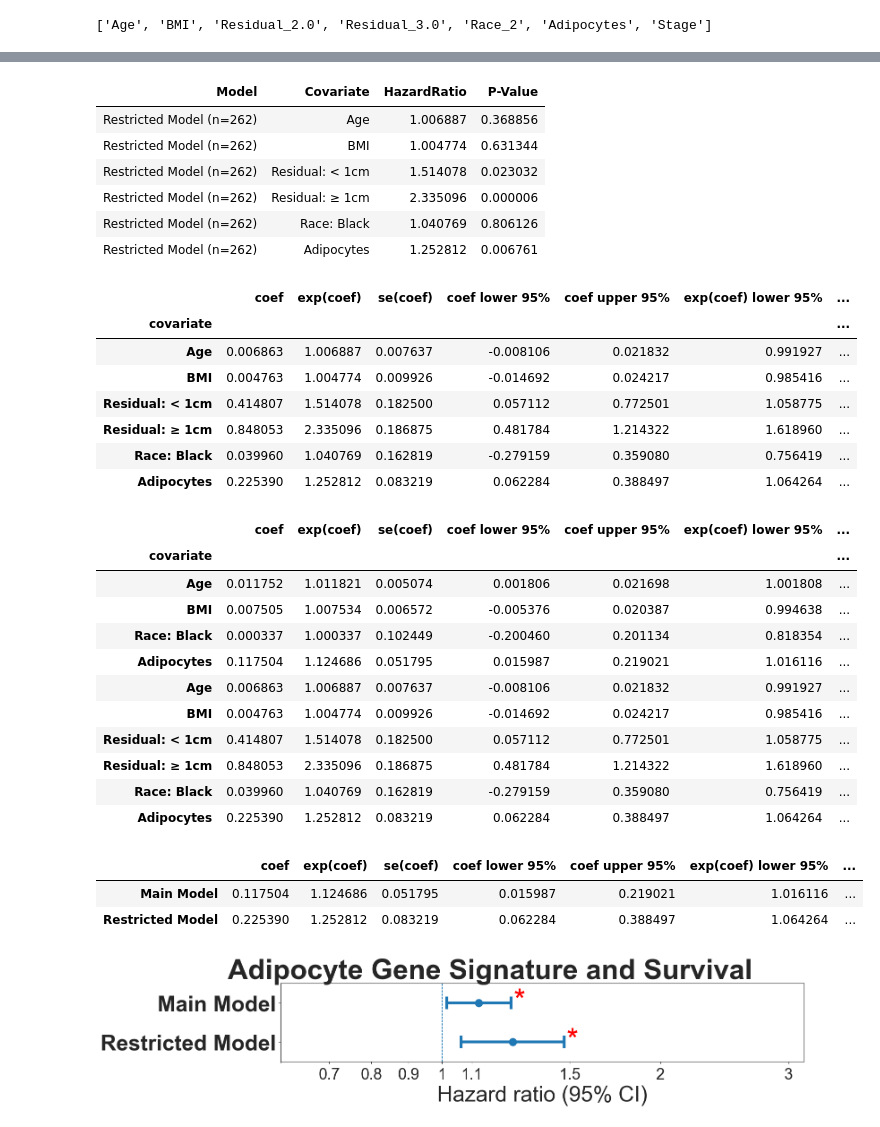
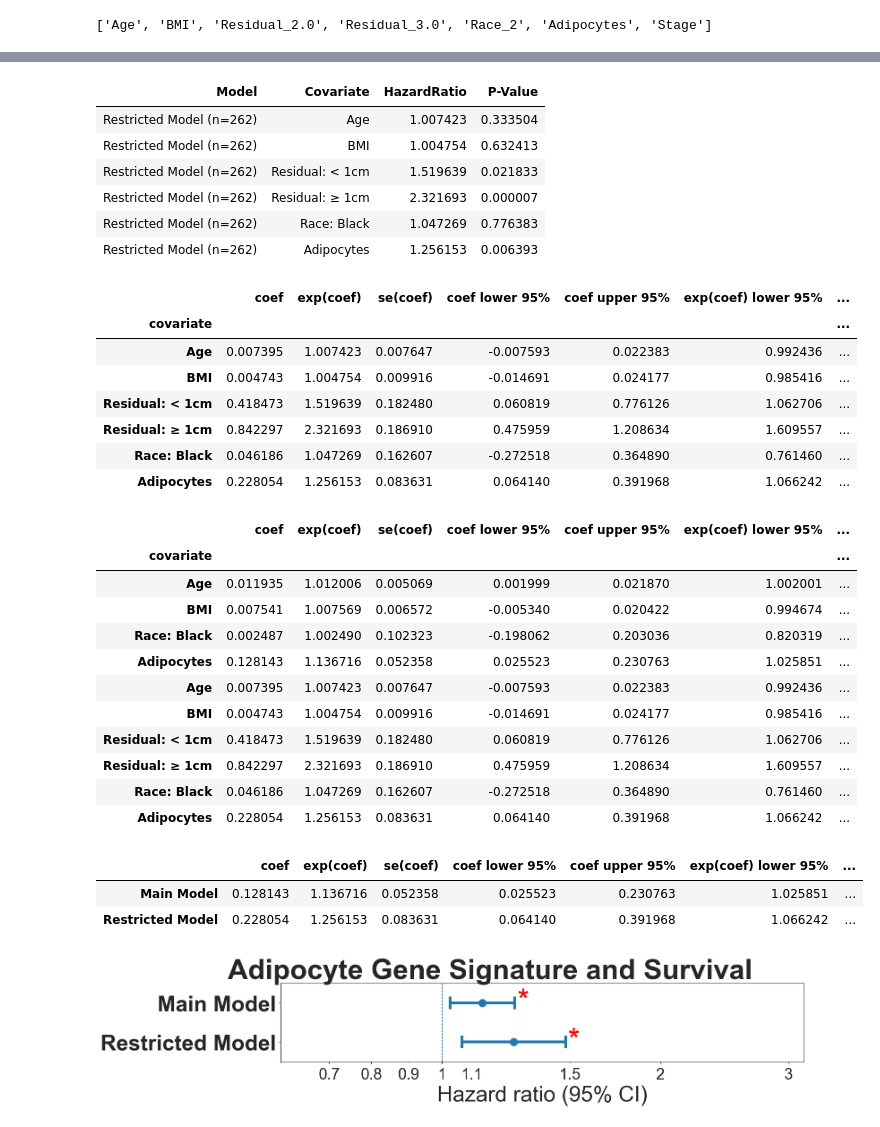
Before and after one commit to greenelab/HGSOC_Adipocytes, a Jupyter notebook: notebooks/analysis_genes_vs_survival.ipynb, the cells around one changed output, grey strips where cells are left out. Saved outputs shown, nothing was run; the diff lists cells and outputs as text; code cells hidden in the pictures.

```diff
--- a/notebooks/analysis_genes_vs_survival.ipynb
+++ b/notebooks/analysis_genes_vs_survival.ipynb
@@ -105,7 +104,7 @@ props
 | 587 | 20160X99 | 1.059339e-87 | 0.058905 | 0.033258 | 6.587819e-21 | 1.283219e-78 | 5.994087e-02 | 1.737726e-03 | ... |
 588 rows × 19 columns
 # %%
-# --- Adipocyte metagene score (replaces proportions when cell_types_to_use == ["Adipocytes"]) ---
+# --- Adipocyte metagene score ---
 
 # load bulk expression
 expr_list = []
@@ -141,10 +140,11 @@ adipo_markers = [g for g in adipo_markers_panglaodb if g in expr_sch.columns]
 print(f"Detected in bulk RNA-seq: {len(adipo_markers)} genes")
 print("Markers used:", adipo_markers)
 
-# metagene score = mean log1p expression across markers, z-scored across samples
 expr_log = np.log1p(expr_sch[adipo_markers])
-metagene_score = expr_log.mean(axis=1)  # index = SampleID
-metagene_score = pd.Series(zscore(metagene_score), index=expr_sch.index)  # preserve index for mapping
+# z-score each gene across samples before averaging (equal contribution per gene)
+expr_zscored = expr_log.apply(zscore, axis=0)
+metagene_score = expr_zscored.mean(axis=1)
+metagene_score = pd.Series(zscore(metagene_score), index=expr_sch.index)
 
 props["Adipocytes"] = props["SampleID"].map(metagene_score)
 print("Metagene score added to props. NaNs:", props["Adipocytes"].isna().sum())
@@ -171,7 +171,7 @@ Metagene score added to props. NaNs: 0
 588 rows × 19 columns
 # %%
 # Keep only the columns of interest
-keep_cols = cell_types_to_use + ["SampleID", "Dataset", "ID"]
+keep_cols = ["Adipocytes"] + ["SampleID", "Dataset", "ID"]
 props = props[keep_cols]
 # %% [markdown]
 ## Merge, encode categorical covariates
@@ -557,24 +557,24 @@ display(summary_small.style.hide(axis="index"))
 summary_small.to_clipboard(index=False, excel=True)
 # %% [output]
 | Model | Covariate | HazardRatio | P-Value |
-| Restricted Model (n=262) | Age | 1.006887 | 0.368856 |
-| Restricted Model (n=262) | BMI | 1.004774 | 0.631344 |
-| Restricted Model (n=262) | Residual: < 1cm | 1.514078 | 0.023032 |
-| Restricted Model (n=262) | Residual: ≥ 1cm | 2.335096 | 0.000006 |
-| Restricted Model (n=262) | Race: Black | 1.040769 | 0.806126 |
-| Restricted Model (n=262) | Adipocytes | 1.252812 | 0.006761 |
+| Restricted Model (n=262) | Age | 1.007423 | 0.333504 |
+| Restricted Model (n=262) | BMI | 1.004754 | 0.632413 |
+| Restricted Model (n=262) | Residual: < 1cm | 1.519639 | 0.021833 |
+| Restricted Model (n=262) | Residual: ≥ 1cm | 2.321693 | 0.000007 |
+| Restricted Model (n=262) | Race: Black | 1.047269 | 0.776383 |
+| Restricted Model (n=262) | Adipocytes | 1.256153 | 0.006393 |
 # %%
 # Full table
 cph.summary
 # %% [output]
 |  | coef | exp(coef) | se(coef) | coef lower 95% | coef upper 95% | exp(coef) lower 95% | ... |
 | covariate |  |  |  |  |  |  | ... |
-| Age | 0.006863 | 1.006887 | 0.007637 | -0.008106 | 0.021832 | 0.991927 | ... |
-| BMI | 0.004763 | 1.004774 | 0.009926 | -0.014692 | 0.024217 | 0.985416 | ... |
-| Residual: < 1cm | 0.414807 | 1.514078 | 0.182500 | 0.057112 | 0.772501 | 1.058775 | ... |
-| Residual: ≥ 1cm | 0.848053 | 2.335096 | 0.186875 | 0.481784 | 1.214322 | 1.618960 | ... |
-| Race: Black | 0.039960 | 1.040769 | 0.162819 | -0.279159 | 0.359080 | 0.756419 | ... |
-| Adipocytes | 0.225390 | 1.252812 | 0.083219 | 0.062284 | 0.388497 | 1.064264 | ... |
+| Age | 0.007395 | 1.007423 | 0.007647 | -0.007593 | 0.022383 | 0.992436 | ... |
+| BMI | 0.004743 | 1.004754 | 0.009916 | -0.014691 | 0.024177 | 0.985416 | ... |
+| Residual: < 1cm | 0.418473 | 1.519639 | 0.182480 | 0.060819 | 0.776126 | 1.062706 | ... |
+| Residual: ≥ 1cm | 0.842297 | 2.321693 | 0.186910 | 0.475959 | 1.208634 | 1.609557 | ... |
+| Race: Black | 0.046186 | 1.047269 | 0.162607 | -0.272518 | 0.364890 | 0.761460 | ... |
+| Adipocytes | 0.228054 | 1.256153 | 0.083631 | 0.064140 | 0.391968 | 1.066242 | ... |
 # %%
 # Full table
 dataframe_to_save = cph.summary.copy()
@@ -598,27 +598,27 @@ results
 # %% [output]
 |  | coef | exp(coef) | se(coef) | coef lower 95% | coef upper 95% | exp(coef) lower 95% | ... |
 | covariate |  |  |  |  |  |  | ... |
-| Age | 0.011752 | 1.011821 | 0.005074 | 0.001806 | 0.021698 | 1.001808 | ... |
-| BMI | 0.007505 | 1.007534 | 0.006572 | -0.005376 | 0.020387 | 0.994638 | ... |
-| Race: Black | 0.000337 | 1.000337 | 0.102449 | -0.200460 | 0.201134 | 0.818354 | ... |
-| Adipocytes | 0.117504 | 1.124686 | 0.051795 | 0.015987 | 0.219021 | 1.016116 | ... |
-| Age | 0.006863 | 1.006887 | 0.007637 | -0.008106 | 0.021832 | 0.991927 | ... |
-| BMI | 0.004763 | 1.004774 | 0.009926 | -0.014692 | 0.024217 | 0.985416 | ... |
-| Residual: < 1cm | 0.414807 | 1.514078 | 0.182500 | 0.057112 | 0.772501 | 1.058775 | ... |
-| Residual: ≥ 1cm | 0.848053 | 2.335096 | 0.186875 | 0.481784 | 1.214322 | 1.618960 | ... |
-| Race: Black | 0.039960 | 1.040769 | 0.162819 | -0.279159 | 0.359080 | 0.756419 | ... |
-| Adipocytes | 0.225390 | 1.252812 | 0.083219 | 0.062284 | 0.388497 | 1.064264 | ... |
+| Age | 0.011935 | 1.012006 | 0.005069 | 0.001999 | 0.021870 | 1.002001 | ... |
+| BMI | 0.007541 | 1.007569 | 0.006572 | -0.005340 | 0.020422 | 0.994674 | ... |
+| Race: Black | 0.002487 | 1.002490 | 0.102323 | -0.198062 | 0.203036 | 0.820319 | ... |
+| Adipocytes | 0.128143 | 1.136716 | 0.052358 | 0.025523 | 0.230763 | 1.025851 | ... |
+| Age | 0.007395 | 1.007423 | 0.007647 | -0.007593 | 0.022383 | 0.992436 | ... |
+| BMI | 0.004743 | 1.004754 | 0.009916 | -0.014691 | 0.024177 | 0.985416 | ... |
+| Residual: < 1cm | 0.418473 | 1.519639 | 0.182480 | 0.060819 | 0.776126 | 1.062706 | ... |
+| Residual: ≥ 1cm | 0.842297 | 2.321693 | 0.186910 | 0.475959 | 1.208634 | 1.609557 | ... |
+| Race: Black | 0.046186 | 1.047269 | 0.162607 | -0.272518 | 0.364890 | 0.761460 | ... |
+| Adipocytes | 0.228054 | 1.256153 | 0.083631 | 0.064140 | 0.391968 | 1.066242 | ... |
 # %%
 summ_cop = cph.summary.copy()
-summ = results.loc[cell_types_to_use[0]]
+summ = results.loc["Adipocytes"]
 col = summ["model"]
 summ.index = col.values
 summ = summ.sort_index()
 summ
 # %% [output]
 |  | coef | exp(coef) | se(coef) | coef lower 95% | coef upper 95% | exp(coef) lower 95% | ... |
-| Main Model | 0.117504 | 1.124686 | 0.051795 | 0.015987 | 0.219021 | 1.016116 | ... |
-| Restricted Model | 0.225390 | 1.252812 | 0.083219 | 0.062284 | 0.388497 | 1.064264 | ... |
+| Main Model | 0.128143 | 1.136716 | 0.052358 | 0.025523 | 0.230763 | 1.025851 | ... |
+| Restricted Model | 0.228054 | 1.256153 | 0.083631 | 0.064140 | 0.391968 | 1.066242 | ... |
 # %%
 # ------------------------------------------------------------------
 # Pull the numbers we need on the log(HR)
```
Also changed, not shown: parts of 7 cells of this notebook.
